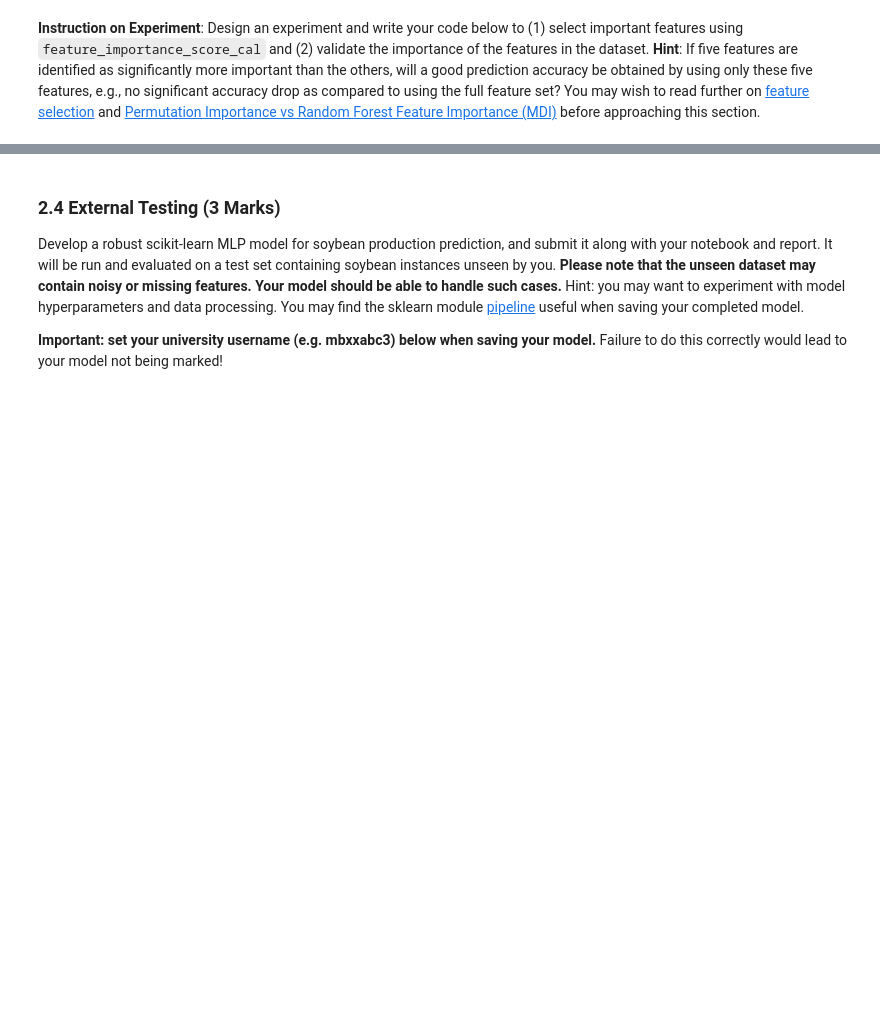
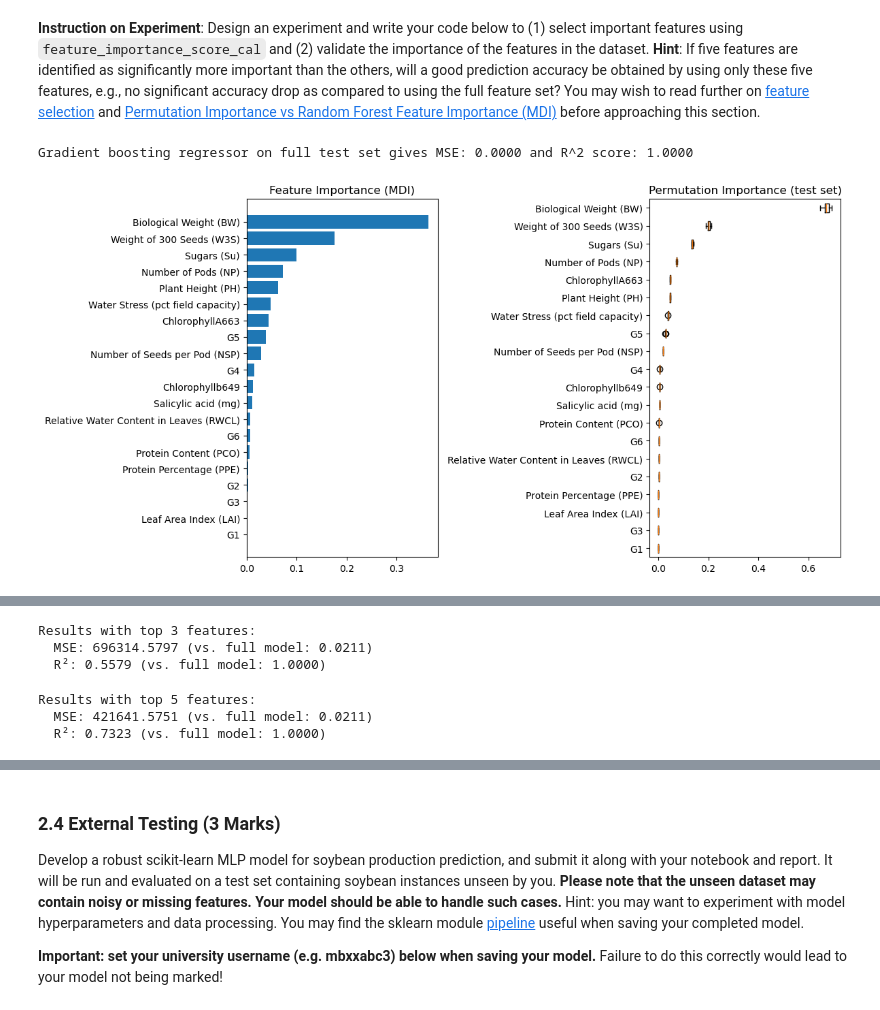
Before and after one commit to DEVSOG12/COMP24112_CW2025, a Jupyter notebook: COMP24112_CW_2025.ipynb, the cells around one changed output, grey strips where cells are left out. Drawn from its saved outputs; the diff is of its cells as text; code cells hidden in the pictures; blank space fills up the shorter version.

```diff
--- a/COMP24112_CW_2025.ipynb
+++ b/COMP24112_CW_2025.ipynb
@@ -314,0 +570,73 @@ feature_names = soybean_data_processed.drop(columns=[target_col]).columns.values
+# %%
+# Get feature names for the analysis
+feature_names = soybean_data.columns.values
+
+# Calculate feature importance using the provided function
+feature_importance_scores = feature_importance_score_cal(train_X_regr, train_y_regr, test_X_regr, test_y_regr, feature_names)
+
+# Sort features by importance
+sorted_idx = np.argsort(feature_importance_scores)[::-1]
+sorted_features = feature_names[sorted_idx]
+sorted_importance = feature_importance_scores[sorted_idx]
+
+print("\nTop features by importance:")
+for i in range(min(5, len(sorted_features))):
+    print(f"{sorted_features[i]}: {sorted_importance[i]:.4f}")
+
+# Validate the importance by training models with different subsets of features
+print("\nValidating feature importance by training with different feature subsets...")
+
+# Test with top N features
+for top_n in [3, 5, 10]:
+    top_feature_indices = sorted_idx[:top_n]
+
+    # Extract top features
+    train_X_top = train_X_regr[:, top_feature_indices]
+    test_X_top = test_X_regr[:, top_feature_indices]
+
+    # Create pipeline with the same hyperparameters as the best model
+    pipeline_top = Pipeline([
+        ('imputer', SimpleImputer(strategy='mean')),
+        ('scaler', StandardScaler()),
+        ('mlp', MLPRegressor(**{
+            k.replace('mlp__', ''): v for k, v in grid_search.best_params_.items()
+            if k.startswith('mlp__')
+        }, random_state=42))
+    ])
+
+    # Train and evaluate
+    pipeline_top.fit(train_X_top, train_y_regr)
+    test_pred_top = pipeline_top.predict(test_X_top)
+    test_mse_top = mean_squared_error(test_y_regr, test_pred_top)
+    test_r2_top = r2_score(test_y_regr, test_pred_top)
+
+    print(f"Results with top {top_n} features:")
+    print(f"  MSE: {test_mse_top:.4f} (vs. full model: {test_mse:.4f})")
+    print(f"  R²: {test_r2_top:.4f} (vs. full model: {test_r2:.4f})")
+
+# Also test with bottom features to confirm they're less important
+bottom_n = 5
+bottom_feature_indices = sorted_idx[-bottom_n:]
+train_X_bottom = train_X_regr[:, bottom_feature_indices]
+test_X_bottom = test_X_regr[:, bottom_feature_indices]
+
+pipeline_bottom = Pipeline([
+    ('imputer', SimpleImputer(strategy='mean')),
+    ('scaler', StandardScaler()),
+    ('mlp', MLPRegressor(**{
+        k.replace('mlp__', ''): v for k, v in grid_search.best_params_.items()
+        if k.startswith('mlp__')
+    }, random_state=42))
+])
+
+pipeline_bottom.fit(train_X_bottom, train_y_regr)
+test_pred_bottom = pipeline_bottom.predict(test_X_bottom)
+test_mse_bottom = mean_squared_error(test_y_regr, test_pred_bottom)
+test_r2_bottom = r2_score(test_y_regr, test_pred_bottom)
+
+print(f"\nResults with bottom {bottom_n} features:")
+print(f"  MSE: {test_mse_bottom:.4f} (vs. full model: {test_mse:.4f})")
+print(f"  R²: {test_r2_bottom:.4f} (vs. full model: {test_r2:.4f})")
+# %% [output]
+Gradient boosting regressor on full test set gives MSE: 0.0000 and R^2 score: 1.0000
+[figure, added]
@@ -314,0 +651,6 @@ feature_names = soybean_data_processed.drop(columns=[target_col]).columns.values
+Results with top 3 features:
+  MSE: 696314.5797 (vs. full model: 0.0211)
+  R²: 0.5579 (vs. full model: 1.0000)
+Results with top 5 features:
+  MSE: 421641.5751 (vs. full model: 0.0211)
+  R²: 0.7323 (vs. full model: 1.0000)
```
Also changed, not shown: parts of 22 cells of this notebook.
